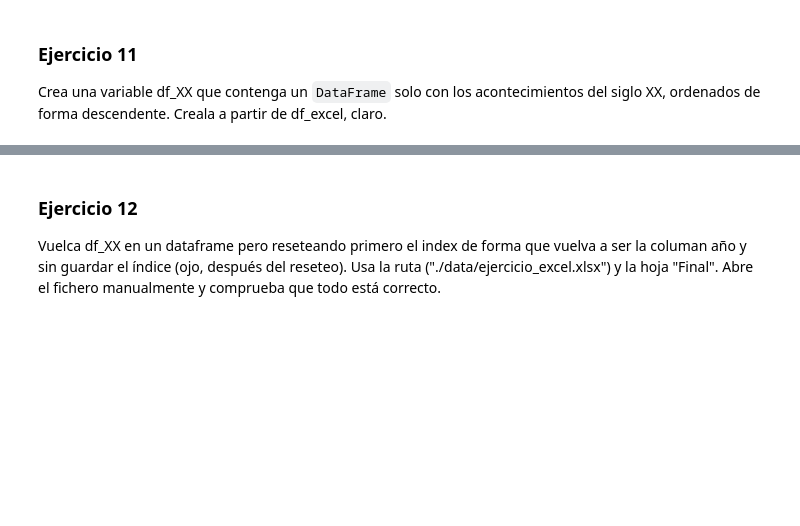
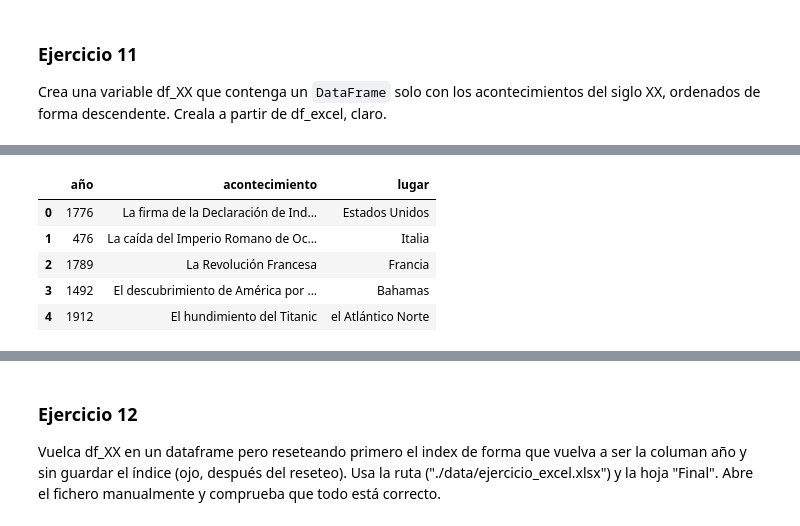
Before and after one commit to CristianZB-dev/MIS_PRACTICAS, a Jupyter notebook: 03_Analisis_de_Datos/Sprint_05/Unidad_02/Ejercicios_Workout/08_Ejercicio_Formato_Tabular.ipynb, the cells around one changed output, grey strips where cells are left out. Saved outputs shown, nothing was run; the diff lists cells and outputs as text; code cells hidden in the pictures; blank space fills up the shorter version.

```diff
--- a/03_Analisis_de_Datos/Sprint_05/Unidad_02/Ejercicios_Workout/08_Ejercicio_Formato_Tabular.ipynb
+++ b/03_Analisis_de_Datos/Sprint_05/Unidad_02/Ejercicios_Workout/08_Ejercicio_Formato_Tabular.ipynb
@@ -208,0 +328,13 @@ Crea una variable df_XX que contenga un `DataFrame` solo con los acontecimientos
+# %%
+# Acceder a la hoja "Eventos" (si existe)
+df_eventos = df_excel["Datos"]
+
+# Verificar que tenemos los datos correctamente
+df_eventos.head()
+# %% [output]
+|  | año | acontecimiento | lugar |
+| 0 | 1776 | La firma de la Declaración de Ind... | Estados Unidos |
+| 1 | 476 | La caída del Imperio Romano de Oc... | Italia |
+| 2 | 1789 | La Revolución Francesa | Francia |
+| 3 | 1492 | El descubrimiento de América por ... | Bahamas |
+| 4 | 1912 | El hundimiento del Titanic | el Atlántico Norte |
```
Also changed, not shown: parts of 11 cells of this notebook, 3 other files.
